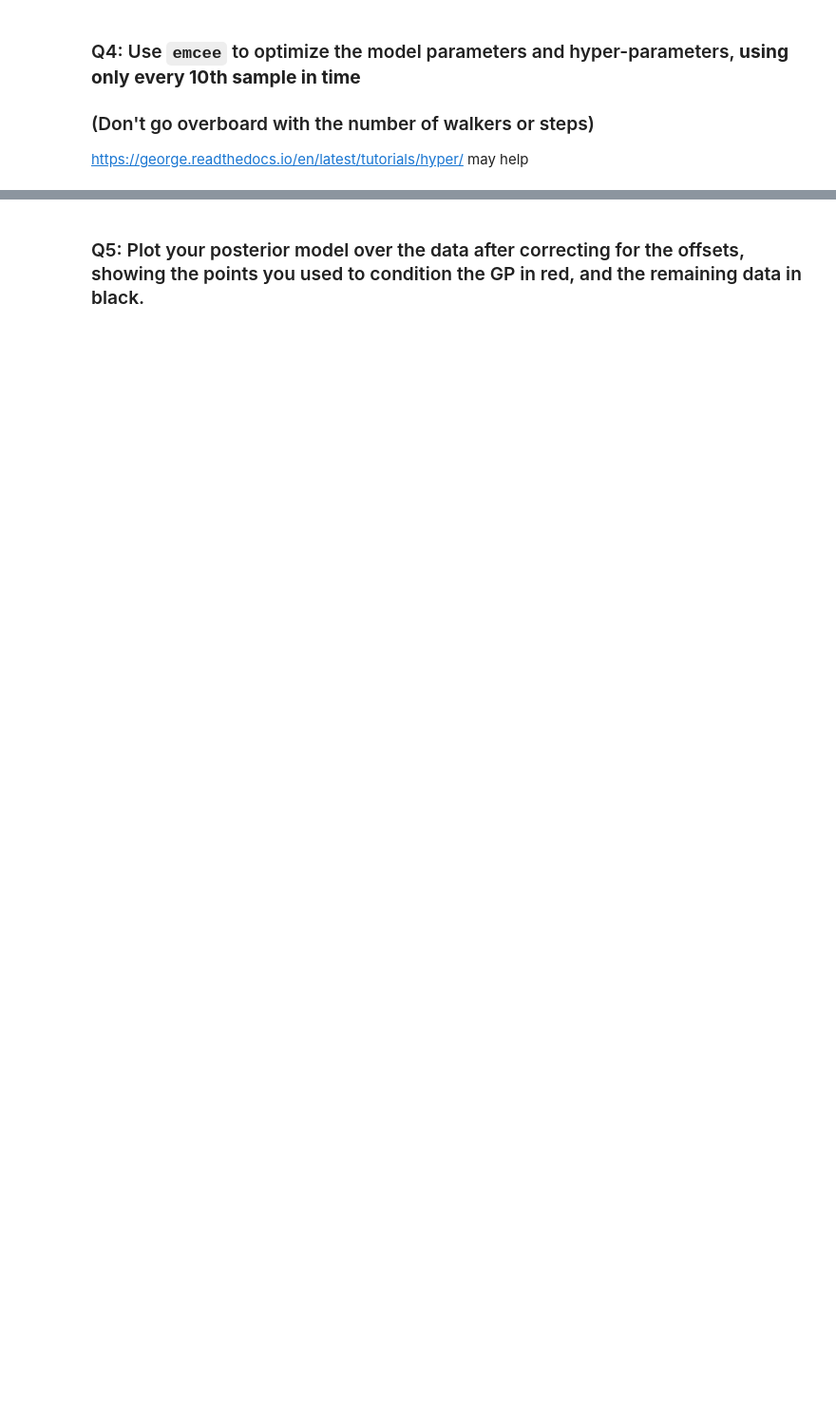
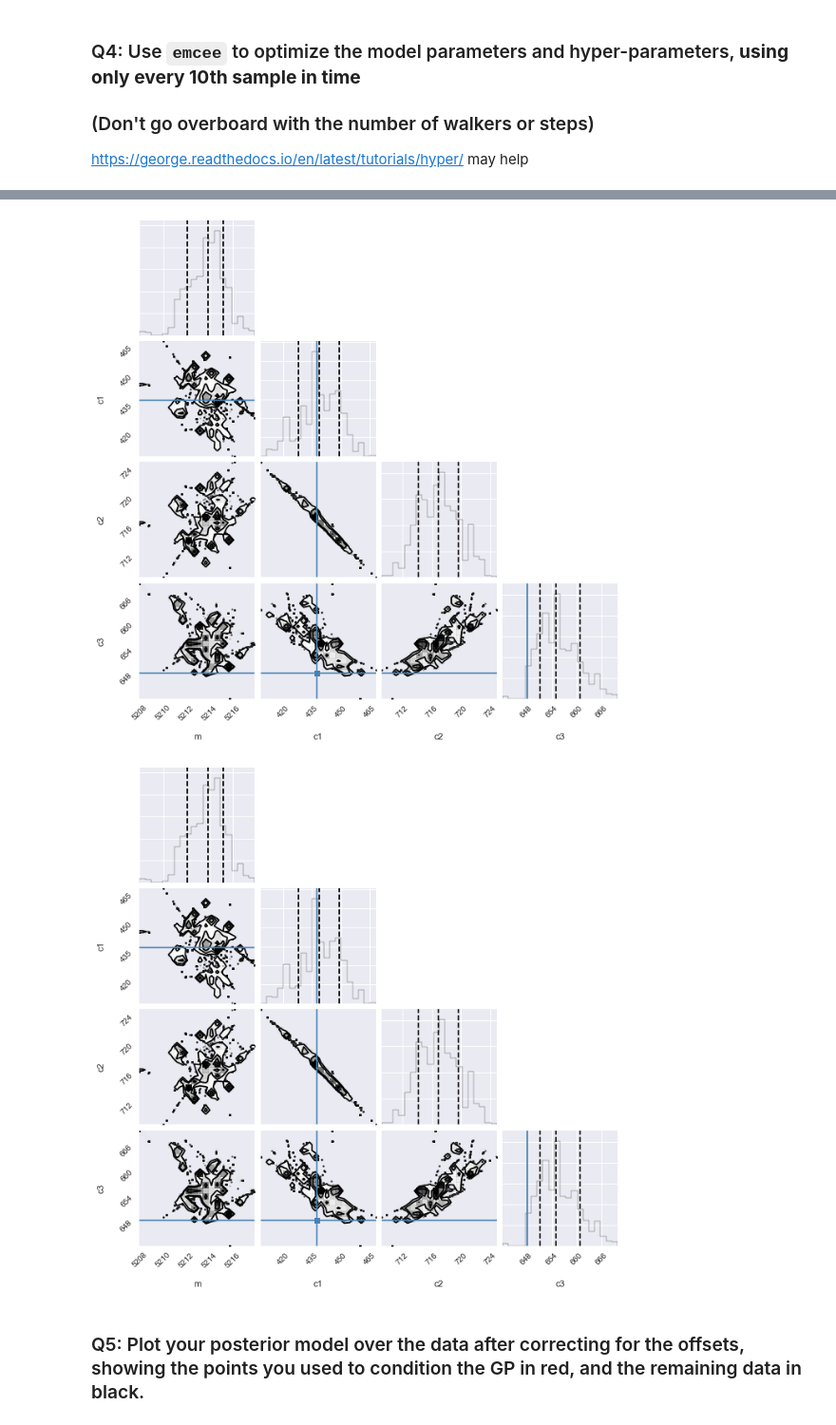
Before and after one commit to gnarayan/ast596_2020_Spring, a Jupyter notebook: homework/LinaFlorez/homework07.ipynb, the cells around one changed output, grey strips where cells are left out. Shown: that part at 95% size. Cells and saved outputs as stored; diff of their text form; code cells hidden in the pictures; blank space fills up the shorter version.

```diff
--- a/homework/LinaFlorez/homework07.ipynb
+++ b/homework/LinaFlorez/homework07.ipynb
@@ -107,26 +105,3 @@ k = A_p * kernels.ExpSine2Kernel(gamma = gamma_p, log_period = period_p) * kerne
 # %% [markdown]
 ### Q2: To implement the full model, read how to use `george`'s modeling protocol:
 https://george.readthedocs.io/en/latest/tutorials/model/
-# %%
-#You need 4 parameters (𝑚,𝑐1,𝑐2,𝑐3) to renormalize the flux to the first cycle
-class Model(Model):
-    parameter_names = ("m", "c1", "c2", "c3")
-    def get_value(self, t):
-        t = t.flatten()
-        return ({self.m, self.m + self.c1, self.m + self.c2,  self.m + self.c3})
-
-gp = GP(mean = Model(means[0],means[1],means[2],means[3]), kernel= k)
-
-def nll(p):
-    gp.set_parameter_vector(p)
-    ll = gp.log_likelihood(y[::20], quiet=True)
-    return -ll if np.isfinite(ll) else 1e25
-
-# And the gradient of the objective function.
-def grad_nll(p):
-    gp.set_parameter_vector(p)
-    return -gp.grad_log_likelihood(y[::20], quiet=True)
-
-
-# You need to compute the GP once before starting the optimization.
-gp.compute(t[::20], dy[::20])
@@ -194,2 +240,9 @@ ValueError: Dimension mismatch
+# %%
+names = gp.get_parameter_names()
+indices = np.array([names.index("mean:" + k) for k in ['m','c1','c2','c3']])
+corner.corner(sampler.flatchain[:, indices], labels=['m','c1','c2','c3'],truths=results.x,quantiles=[0.16,0.50,0.84])
+# %% [output]
+[figure, added]
+[figure, added]
 # %% [markdown]
 ### Q5: Plot your posterior model over the data after correcting for the offsets, showing the points you used to condition the GP in red, and the remaining data in black.
```
Also changed, not shown: parts of 12 cells of this notebook.
